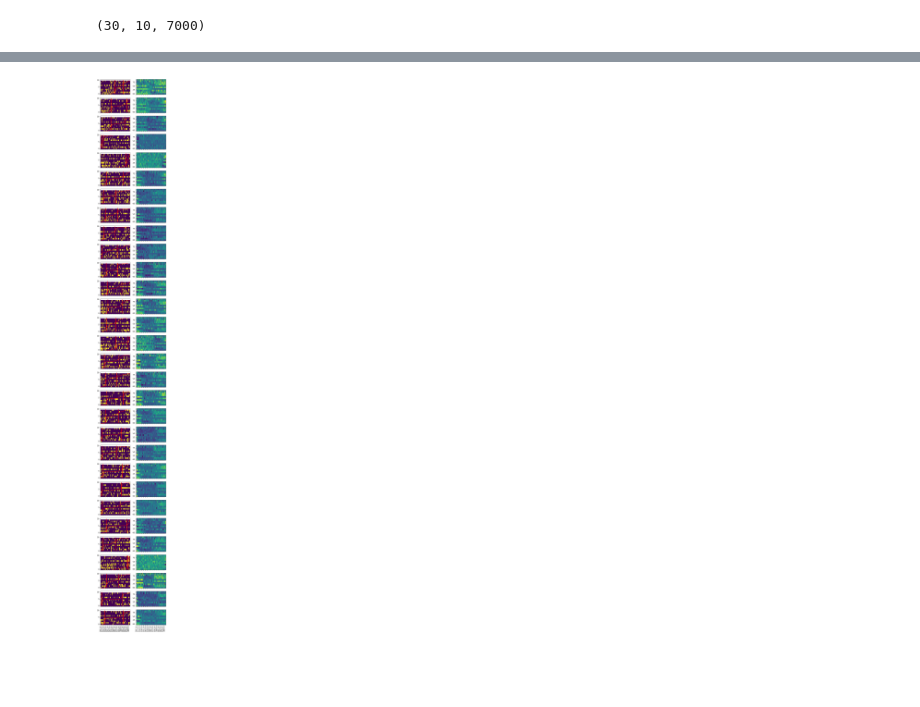
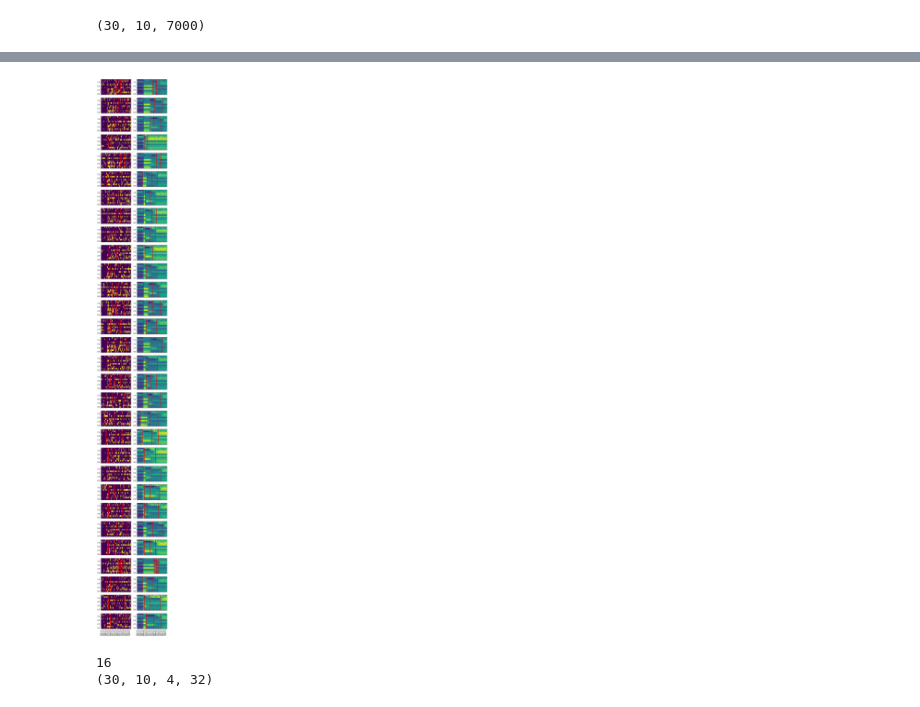
Before and after one commit to abuzarmahmood/firing_space_plot, a Jupyter notebook: changepoint_mcmc/mcmc_population_switch_bernoulli_multi_trial.ipynb, the cells around one changed output, grey strips where cells are left out. Cells and saved outputs as stored; diff of their text form; code cells hidden in the pictures; blank space fills up the shorter version.

Commit message:
Faster version of bernoulli multi-trial multi-switchpoint

```diff
--- a/changepoint_mcmc/mcmc_population_switch_bernoulli_multi_trial.ipynb
+++ b/changepoint_mcmc/mcmc_population_switch_bernoulli_multi_trial.ipynb
@@ -20,7 +20,7 @@ print(this_dat.shape)
 (30, 10, 7000)
 # %%
 # Convert spikes to counts by binning
-time_lims = [2000,4000]
+time_lims = [1500,4000]
 bin_width = 25
 t_vec = np.arange(this_dat.shape[-1])
 binned_t_vec = np.mean(t_vec[time_lims[0]:time_lims[1]].reshape((-1,bin_width)),axis=-1)
@@ -47,5 +47,5 @@ print(count_data.shape)
 # %%
-states = 3
+states = 5
 split_list = np.array_split(count_data,states,axis=-1)
 # Cut all to the same size
 min_val = min([x.shape[-1] for x in split_list])
@@ -302,7 +208,7 @@ pm.model_to_graphviz(model)
 # %%
 with model:
     #step= pm.Metropolis()
-    trace = pm.sample(2000, tune=1000,
-                      step = step,
-                      chains = 4, cores = 4)
+    trace = pm.sample(5000, tune=2500,
+                      #step = step,
+                      chains = 16, cores = 16)
 # %% [output]
@@ -424,4 +275,4 @@ plt.ylabel("probability");
 # %%
-ppc = pm.sample_posterior_predictive(trace, samples = 200, model = model)
+ppc = pm.sample_posterior_predictive(trace, samples = 2000, model = model)
 ppc['obs'].shape
 # %% [output]
@@ -435,20 +309,52 @@ print(mean_ppc.shape)
 # %%
 # Overlay raster with CDF of switchpoints
-mean_tau = np.mean(tau_samples,axis=0)
-tick_interval = 5
+zscore_mean_ppc = np.stack([stats.zscore(mean_ppc[:,nrn],axis=None) for nrn in range(mean_ppc.shape[1])]).swapaxes(0,1)
 fig, ax = plt.subplots(count_data.shape[0],2, figsize = (7,60),sharex=True)
 for trial in range(count_data.shape[0]):
     ax[trial,0].imshow(count_data[trial],interpolation='nearest',aspect='auto',origin='lower')
-    ax[trial,1].imshow(stats.zscore(mean_ppc[trial],axis=-1),interpolation='nearest',aspect='auto',origin='lower')
+    ax[trial,1].imshow(zscore_mean_ppc[trial],interpolation='nearest',aspect='auto',origin='lower')
+    ax[trial,1].vlines(mean_tau[trial],-0.5,count_data.shape[1]-0.5,color = 'red',linewidth = 3, alpha = 0.7)
 
     fin_prob,this_x = np.histogram(tau_samples[:,trial].flatten(),100)
     cum_prob = np.cumsum(fin_prob)
     ax[trial,0].plot(this_x[1:],(cum_prob/np.max(cum_prob)*count_data.shape[1])-0.5, c = 'red');
-    ax[trial,0].vlines(mean_tau[trial],0,count_data.shape[1],color = 'red',linewidth = 3, alpha = 0.7)
+    ax[trial,0].vlines(mean_tau[trial],-0.5,count_data.shape[1]-0.5,color = 'red',linewidth = 3, alpha = 0.7)
 
 for col in range(2):
     plt.sca(ax[-1,col])
     plt.xticks(np.arange(0,len(binned_t_vec),tick_interval),binned_t_vec[::tick_interval],rotation='vertical');
     plt.xlim(0,len(binned_t_vec))
 # %% [output]
-[figure, old version]
+[figure, new version]
+# %%
+# For visualization
+# Take firing around each transition and stack it together
+window_radius_time = 400 # ms
+window_radius_bins = window_radius_time//bin_width
+print(window_radius_bins)
+
+# Convert tau to interegers
+int_mean_tau = np.vectorize(np.int)(mean_tau)
+
+# Take entire radius if available or whatever there is otherwise
+# Iterate over changepoints and trials
+# trials x neuron x switches x window_diameter
+aligned_spikes = np.ones((*count_data.shape[:2],mean_tau.shape[-1],window_radius_bins*2))*-1
+print(aligned_spikes.shape)
+for trial in range(count_data.shape[0]):
+    for switch in range(mean_tau.shape[-1]):
+        # Check whether we can pick out a window
+        lower_bound = (int_mean_tau[trial,switch] - window_radius_bins)
+        fin_lower_bound = lower_bound * (lower_bound > 0)
+        upper_bound = (int_mean_tau[trial,switch] + window_radius_bins)
+        fin_upper_bound = upper_bound * (upper_bound < count_data.shape[-1]) + \
+                                            count_data.shape[-1] * (upper_bound > count_data.shape[-1])
+
+        # Done this way so all windows can be accomodated whether they are of the expected size or not
+        lower_window = count_data[trial,:,fin_lower_bound:int_mean_tau[trial,switch]]
+        upper_window = count_data[trial,:,int_mean_tau[trial,switch]:fin_upper_bound]
+        aligned_spikes[trial,:,switch,(window_radius_bins - lower_window.shape[-1]):window_radius_bins] = lower_window
+        aligned_spikes[trial,:,switch,window_radius_bins:(window_radius_bins + upper_window.shape[-1])] = upper_window
+# %% [output]
+16
+(30, 10, 4, 32)
```
Also changed, not shown: parts of 21 cells of this notebook.
